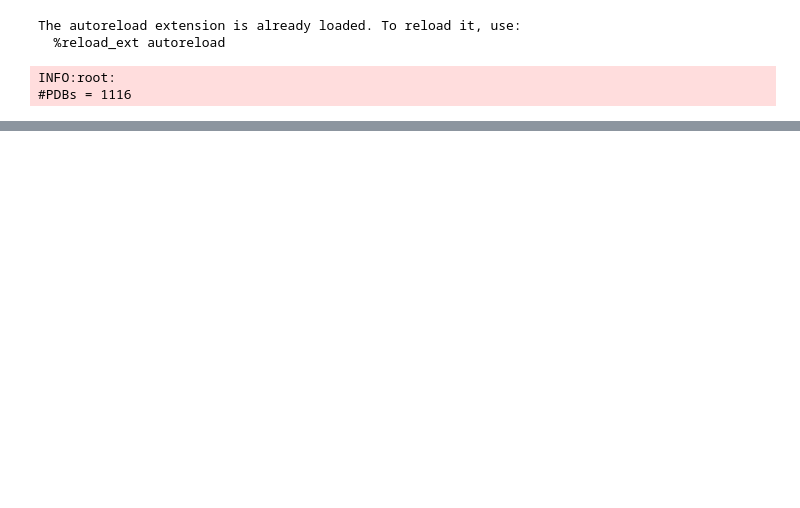
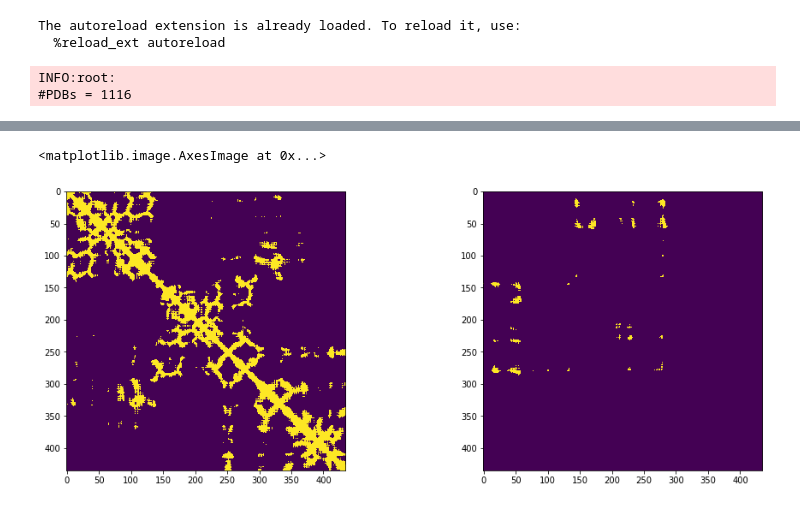
Before and after one commit to gakarak/bioproteins_dl, a Jupyter notebook: src_unsorted/deep_docking_homo/helpers/preproc_db_homo_complexes.ipynb, the cells around one changed output, grey strips where cells are left out. Cells and saved outputs as stored; diff of their text form; code cells hidden in the pictures; blank space fills up the shorter version.

```diff
--- a/src_unsorted/deep_docking_homo/helpers/preproc_db_homo_complexes.ipynb
+++ b/src_unsorted/deep_docking_homo/helpers/preproc_db_homo_complexes.ipynb
@@ -69,0 +100,12 @@ INFO:root:              ... done, dt ~ 40.27 (s), speed=27.72 (samples/s) [unnam
+# %%
+q11 = sdst.cdist(x1, x1)
+q12 = sdst.cdist(x1, x2)
+# %%
+plt.figure(figsize=(16, 6))
+plt.subplot(1, 2, 1)
+plt.imshow(q11 < 16)
+plt.subplot(1, 2, 2)
+plt.imshow(q12 < 16)
+# %% [output]
+<matplotlib.image.AxesImage at 0x...>
+[figure, added]
```
Also changed, not shown: parts of 4 cells of this notebook.
